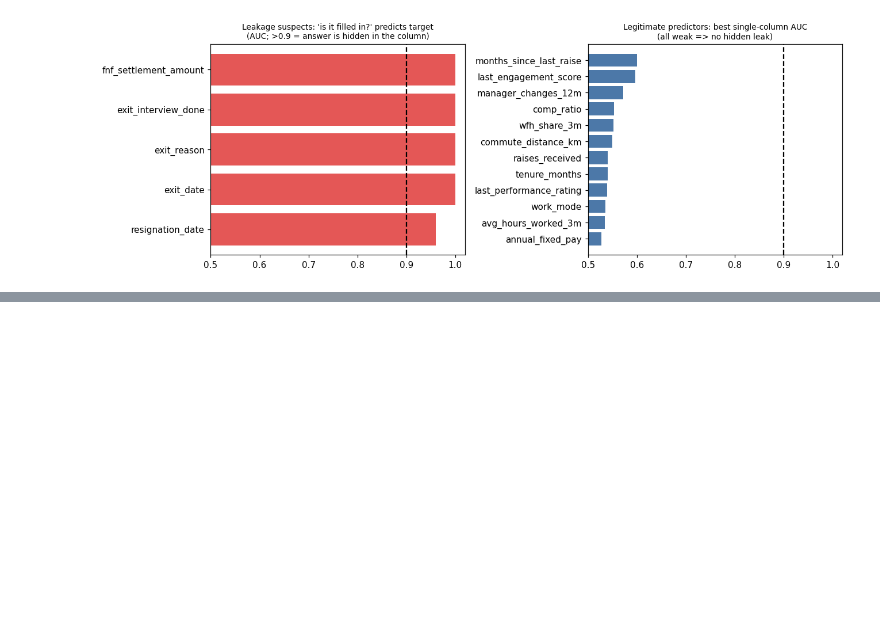
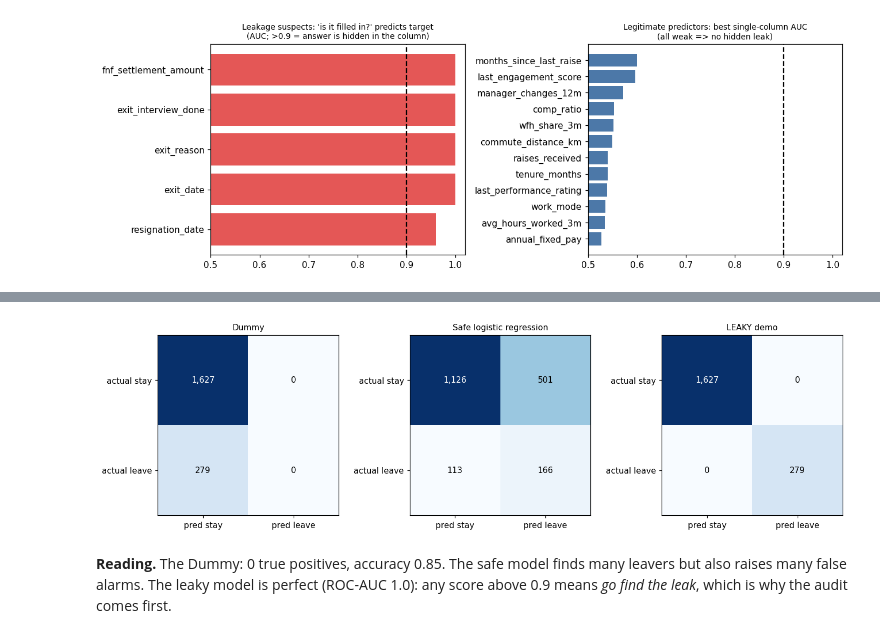
Before and after one commit to jaisurya04/cortexhr, a Jupyter notebook: 05_Starter/notebooks/01_data_audit.ipynb, the cells around one changed output, grey strips where cells are left out. Saved outputs shown, nothing was run; the diff lists cells and outputs as text; code cells hidden in the pictures; blank space fills up the shorter version.

Commit message:
Notebooks: 12-stage workflow, confusion matrices, tuning and interpretation for all five tasks

```diff
--- a/05_Starter/notebooks/01_data_audit.ipynb
+++ b/05_Starter/notebooks/01_data_audit.ipynb
@@ -295,0 +534,5 @@ Full written report: `reports/data_audit_report.md`. Vault comparison (after com
+# %%
+Xs, ys = F.make_xy(clean, False)
+Xtr, Xte, ytr, yte = M.make_split(Xs, ys); folds = M.make_folds(Xtr, ytr)
+print('train', Xtr.shape, 'test', Xte.shape, '| leaver rate train/test:', round(ytr.mean(), 4), round(yte.mean(), 4), '(stratified)')
+print('target in X?', C.TARGET in Xs.columns, '| forbidden columns in X?', bool(set(Xs.columns) & set(C.FORBIDDEN_AS_INPUT)))
@@ -295,0 +546,12 @@ Full written report: `reports/data_audit_report.md`. Vault comparison (after com
+# %%
+mk = lambda est, monthly=False: Pipeline([('features', F.build_pipeline(monthly)), ('model', est)])
+LRB = lambda **kw: LogisticRegression(class_weight='balanced', max_iter=2000, random_state=C.SEED, **kw)
+def metrics_row(y, s, thr=0.5):
+    r = E.binary_report(y, s, threshold=thr); return {k: r[k] for k in ['roc_auc', 'pr_auc', 'precision', 'recall', 'f1', 'accuracy', 'top_precision', 'top_recall']}
+# %%
+safe_lr = mk(LRB()); dummy = mk(DummyClassifier(strategy='most_frequent'))
+oof_safe = cross_val_predict(safe_lr, Xtr, ytr, cv=folds, method='predict_proba')[:, 1]
+oof_dummy = cross_val_predict(dummy, Xtr, ytr, cv=folds, method='predict_proba')[:, 1]
+Zl = pd.DataFrame({'exit_date_filled': clean.loc[Xtr.index, 'exit_date'].notna().astype(int).to_numpy(), 'fnf_filled': clean.loc[Xtr.index, 'fnf_settlement_amount'].notna().astype(int).to_numpy()})
+oof_leaky = cross_val_predict(LogisticRegression(max_iter=500), Zl, ytr.to_numpy(), cv=folds, method='predict_proba')[:, 1]
+print('models trained with identical folds')
@@ -295,0 +572,12 @@ Full written report: `reports/data_audit_report.md`. Vault comparison (after com
+# %%
+fig, axes = plt.subplots(1, 3, figsize=(13, 3.8))
+for ax, (nm, s) in zip(axes, {'Dummy': oof_dummy, 'Safe logistic regression': oof_safe, 'LEAKY demo': oof_leaky}.items()):
+    tn, fp, fn, tp = confusion_matrix(ytr, (s >= 0.5).astype(int), labels=[0, 1]).ravel(); cm = np.array([[tn, fp], [fn, tp]]); ax.imshow(cm, cmap='Blues')
+    for i in range(2):
+        for j in range(2): ax.text(j, i, f'{cm[i, j]:,}', ha='center', va='center', color='white' if cm[i, j] > cm.max() / 2 else 'black')
+    ax.set_xticks([0, 1], ['pred stay', 'pred leave']); ax.set_yticks([0, 1], ['actual stay', 'actual leave']); ax.set_title(nm, fontsize=10)
+fig.tight_layout();
+# %% [output]
+[figure, added]
+# %% [markdown]
+**Reading.** The Dummy: 0 true positives, accuracy 0.85. The safe model finds many leavers but also raises many false alarms. The leaky model is perfect (ROC-AUC 1.0): any score above 0.9 means *go find the leak*, which is why the audit comes first.
```
Also changed, not shown: parts of 92 cells of this notebook, 10 other files.
